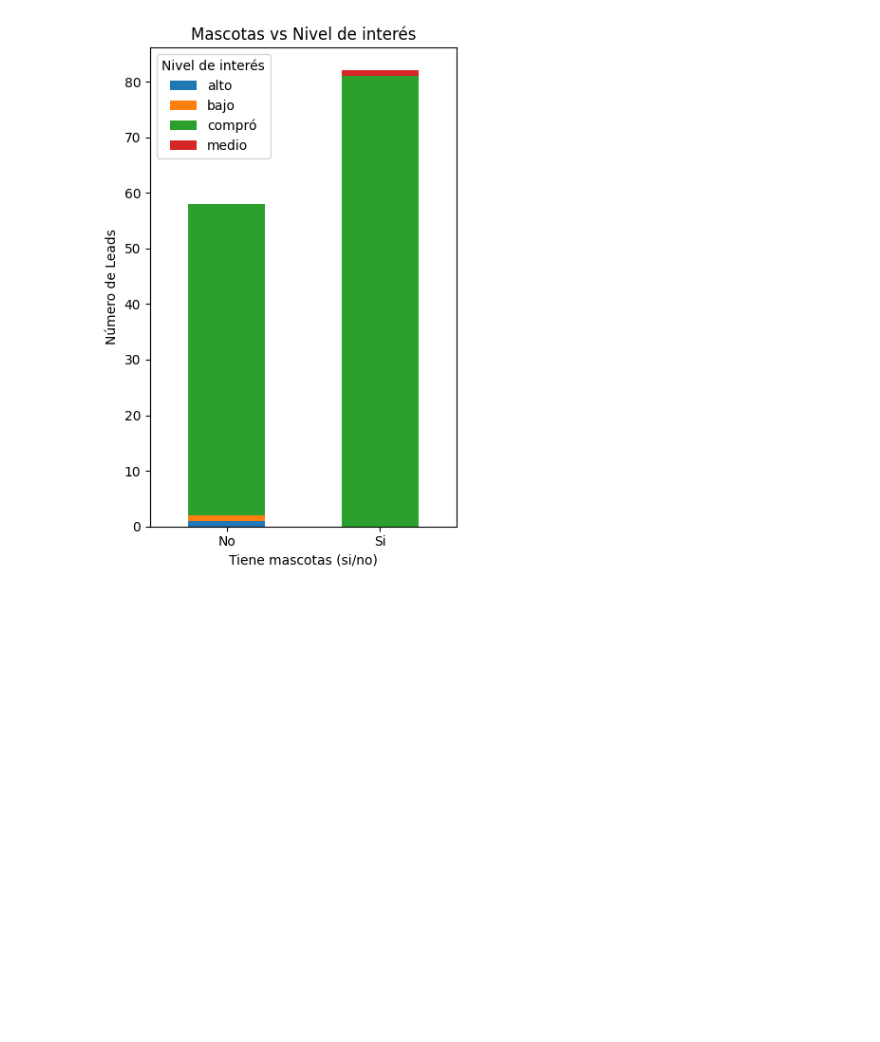
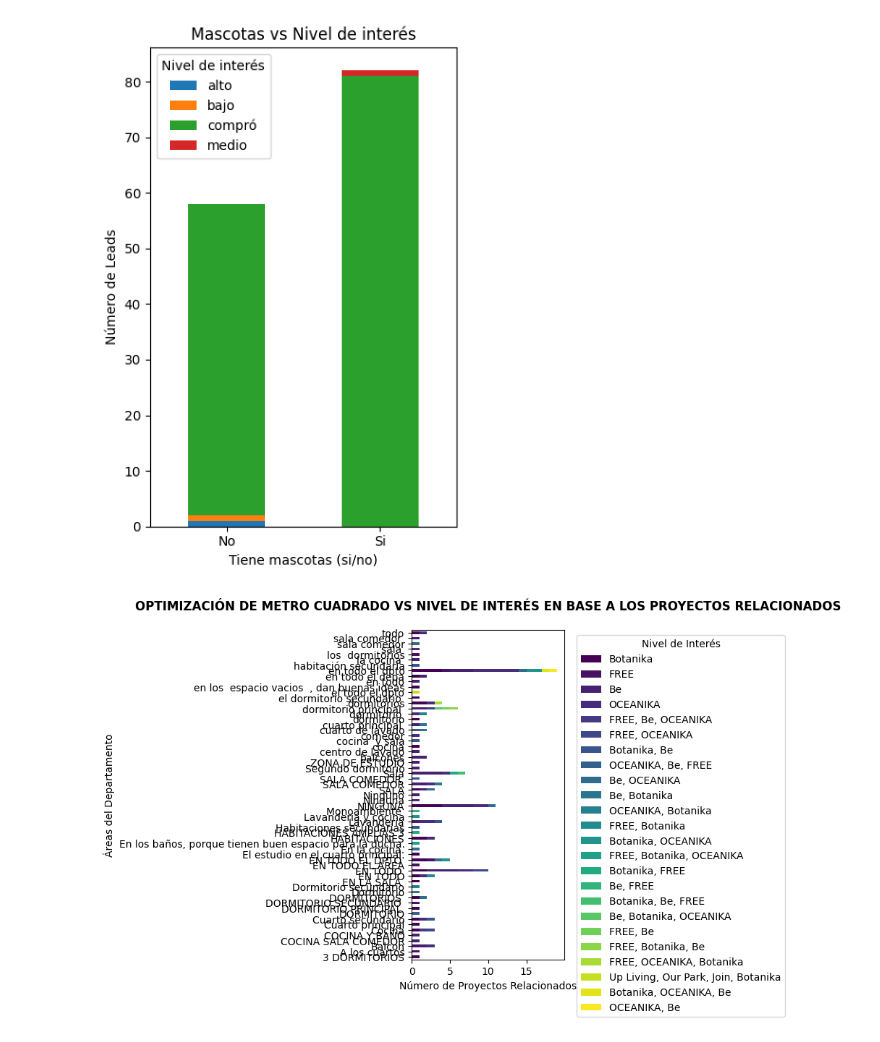
Before and after one commit to rolando-d3v/curso_python_utec, a Jupyter notebook: trabajo01/grafico_rolando.ipynb, the cells around one changed output. Cells and saved outputs as stored; diff of their text form; code cells hidden in the pictures; blank space fills up the shorter version.

```diff
--- a/trabajo01/grafico_rolando.ipynb
+++ b/trabajo01/grafico_rolando.ipynb
@@ -78,0 +91,46 @@ plt.show()
+# %%
+import pandas as pd
+import matplotlib.pyplot as plt
+
+# Leer el archivo Excel
+file_path = "data_Leads enero-julio 2025-1.xlsx"
+df = pd.read_excel(file_path)
+
+# Verificamos las columnas disponibles (puedes descomentar esto para inspeccionar)
+# print(df.columns)
+
+# Agrupar por el área y el nivel de interés (ajusta el nombre de las columnas si difieren)
+df_grouped = df.groupby(
+    # ['en_que_area_del_departamento_cree_usted_que_optimizamos_el_metro_cuadrado', 'Nivel De Interes']
+    ['en_que_area_del_departamento_cree_usted_que_optimizamos_el_metro_cuadrado', 'Proyectos Relacionados']
+).size().unstack(fill_value=0)
+
+# Crear el gráfico apilado (stacked bar)
+ax = df_grouped.plot(
+    kind='barh',
+    stacked=True,
+    figsize=(10, 6),
+    colormap='viridis'
+)
+
+# Títulos y etiquetas
+plt.title(
+    'OPTIMIZACIÓN DE METRO CUADRADO VS NIVEL DE INTERÉS EN BASE A LOS PROYECTOS RELACIONADOS',
+    fontsize=12,
+    fontweight='bold',
+    loc='center',
+    pad=20
+)
+plt.xlabel('Número de Proyectos Relacionados', fontsize=10)
+plt.ylabel('Áreas del Departamento', fontsize=10)
+
+# Personalizar leyenda
+plt.legend(title='Nivel de Interés', bbox_to_anchor=(1.05, 1), loc='upper left')
+
+# Mejorar espaciado
+plt.tight_layout()
+
+# Mostrar gráfico
+plt.show()
+# %% [output]
+[figure, added]
```
Also changed, not shown: parts of 2 cells of this notebook.
